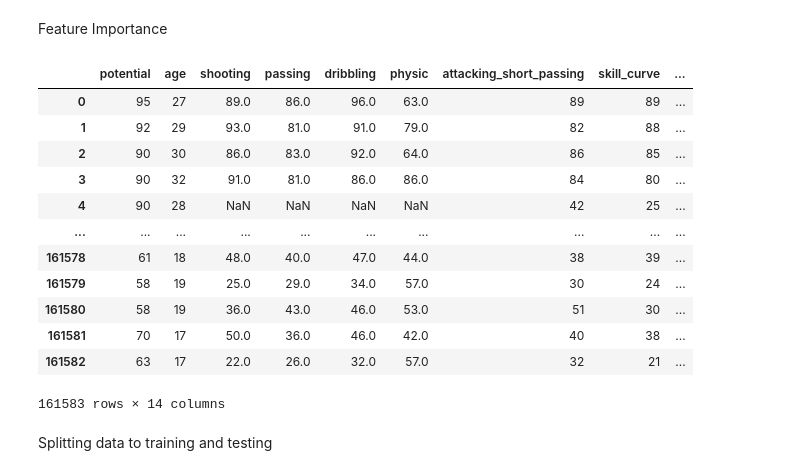
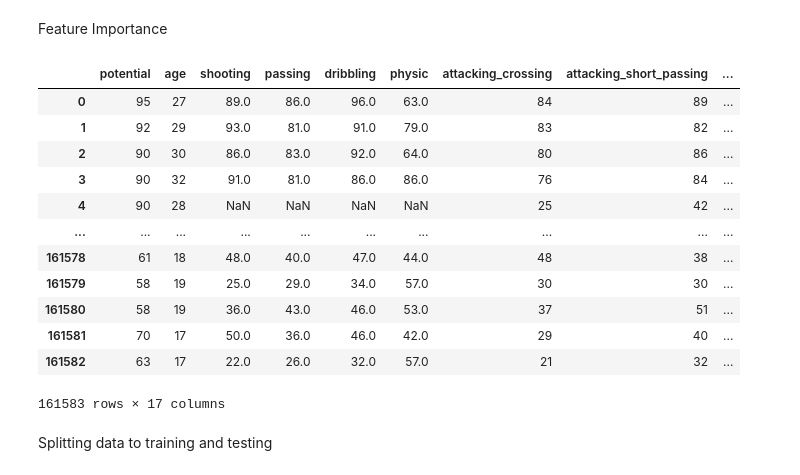
Before and after one commit to ReindorfN/ReindorfNarh._SportsPrediction, a Jupyter notebook: ReindorfNarh._SportsPrediction.ipynb, the cells around one changed output. Cells and saved outputs as stored; diff of their text form; code cells hidden in the pictures.

```diff
--- a/ReindorfNarh._SportsPrediction.ipynb
+++ b/ReindorfNarh._SportsPrediction.ipynb
@@ -30,4 +35,17 @@ Multivariable Imputation on numerical variables
 # %%
-
+#Simple imputing
 imp = SimpleImputer(strategy='mean')
 numerical_features = pd.DataFrame(imp.fit_transform(numerical_features), columns=numerical_features.columns, index=numerical_features.index)
+
+#Scaling
+scaler = StandardScaler()
+scaled_data = scaler.fit_transform(numerical_features)
+
+#Iterative imputing
+imp = IterativeImputer(initial_strategy='mean', max_iter=50, random_state=0)
+imputed_scaled_data = imp.fit_transform(scaled_data)
+imputed_data = scaler.inverse_transform(imputed_scaled_data)
+
+numerical_features = pd.DataFrame(imputed_data, columns = numerical_features.columns, index=numerical_features.index)
+#Filling remaining missing values.
+numerical_features.fillna(numerical_features.mean())
@@ -38,25 +70,23 @@ X = numerical_features.drop(columns = ['overall'])
 # %% [markdown]
 Feature Importance
 # %%
-
-selector = SelectKBest(score_func=f_regression, k=14)  # Select top 12 features
+selector = SelectKBest(score_func=f_regression, k=17)  # Select top 17 features
 X_new = selector.fit_transform(X, y)
 important_features = X.columns[selector.get_support()]
-#important_feature_indices = selector.get_support()
-#important_features = X.columns[important_feature_indices]
+
 train_21[important_features]
 # %% [output]
-|  | potential | age | shooting | passing | dribbling | physic | attacking_short_passing | skill_curve | ... |
-| 0 | 95 | 27 | 89.0 | 86.0 | 96.0 | 63.0 | 89 | 89 | ... |
-| 1 | 92 | 29 | 93.0 | 81.0 | 91.0 | 79.0 | 82 | 88 | ... |
-| 2 | 90 | 30 | 86.0 | 83.0 | 92.0 | 64.0 | 86 | 85 | ... |
-| 3 | 90 | 32 | 91.0 | 81.0 | 86.0 | 86.0 | 84 | 80 | ... |
-| 4 | 90 | 28 | NaN | NaN | NaN | NaN | 42 | 25 | ... |
+|  | potential | age | shooting | passing | dribbling | physic | attacking_crossing | attacking_short_passing | ... |
+| 0 | 95 | 27 | 89.0 | 86.0 | 96.0 | 63.0 | 84 | 89 | ... |
+| 1 | 92 | 29 | 93.0 | 81.0 | 91.0 | 79.0 | 83 | 82 | ... |
+| 2 | 90 | 30 | 86.0 | 83.0 | 92.0 | 64.0 | 80 | 86 | ... |
+| 3 | 90 | 32 | 91.0 | 81.0 | 86.0 | 86.0 | 76 | 84 | ... |
+| 4 | 90 | 28 | NaN | NaN | NaN | NaN | 25 | 42 | ... |
 | ... | ... | ... | ... | ... | ... | ... | ... | ... | ... |
-| 161578 | 61 | 18 | 48.0 | 40.0 | 47.0 | 44.0 | 38 | 39 | ... |
-| 161579 | 58 | 19 | 25.0 | 29.0 | 34.0 | 57.0 | 30 | 24 | ... |
-| 161580 | 58 | 19 | 36.0 | 43.0 | 46.0 | 53.0 | 51 | 30 | ... |
-| 161581 | 70 | 17 | 50.0 | 36.0 | 46.0 | 42.0 | 40 | 38 | ... |
-| 161582 | 63 | 17 | 22.0 | 26.0 | 32.0 | 57.0 | 32 | 21 | ... |
+| 161578 | 61 | 18 | 48.0 | 40.0 | 47.0 | 44.0 | 48 | 38 | ... |
+| 161579 | 58 | 19 | 25.0 | 29.0 | 34.0 | 57.0 | 30 | 30 | ... |
+| 161580 | 58 | 19 | 36.0 | 43.0 | 46.0 | 53.0 | 37 | 51 | ... |
+| 161581 | 70 | 17 | 50.0 | 36.0 | 46.0 | 42.0 | 29 | 40 | ... |
+| 161582 | 63 | 17 | 22.0 | 26.0 | 32.0 | 57.0 | 21 | 32 | ... |
-161583 rows × 14 columns
+161583 rows × 17 columns
 # %%
```
Also changed, not shown: parts of 27 cells of this notebook, 2 other files.
